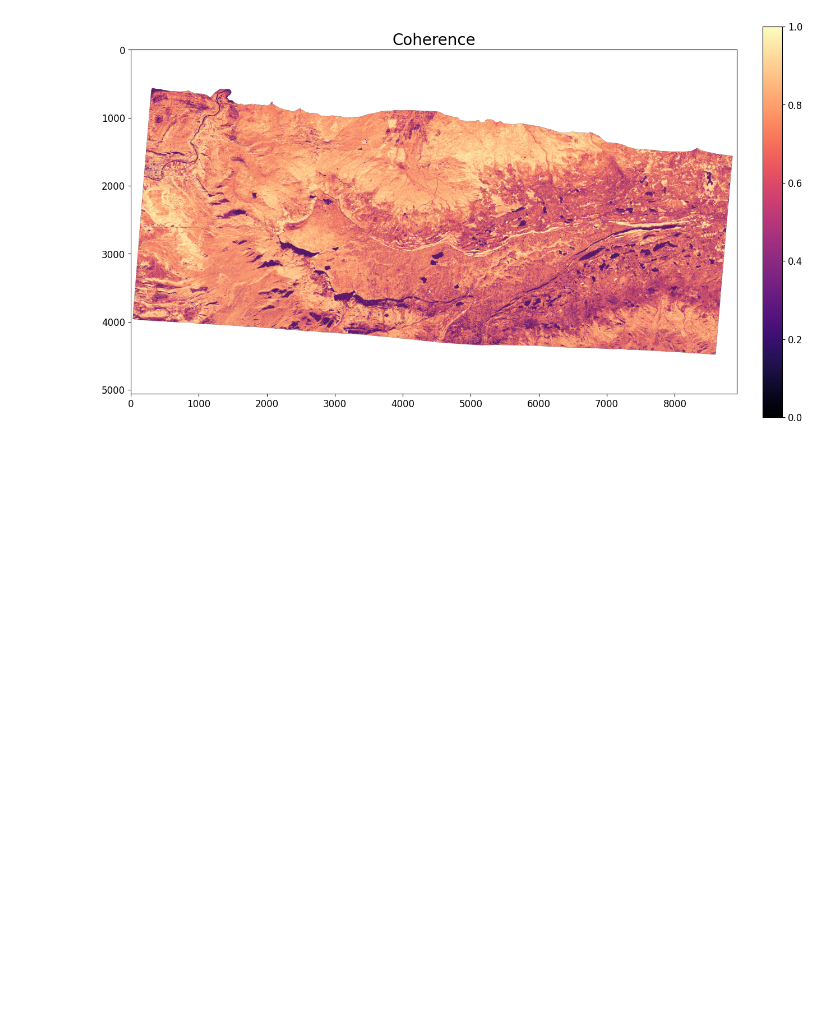
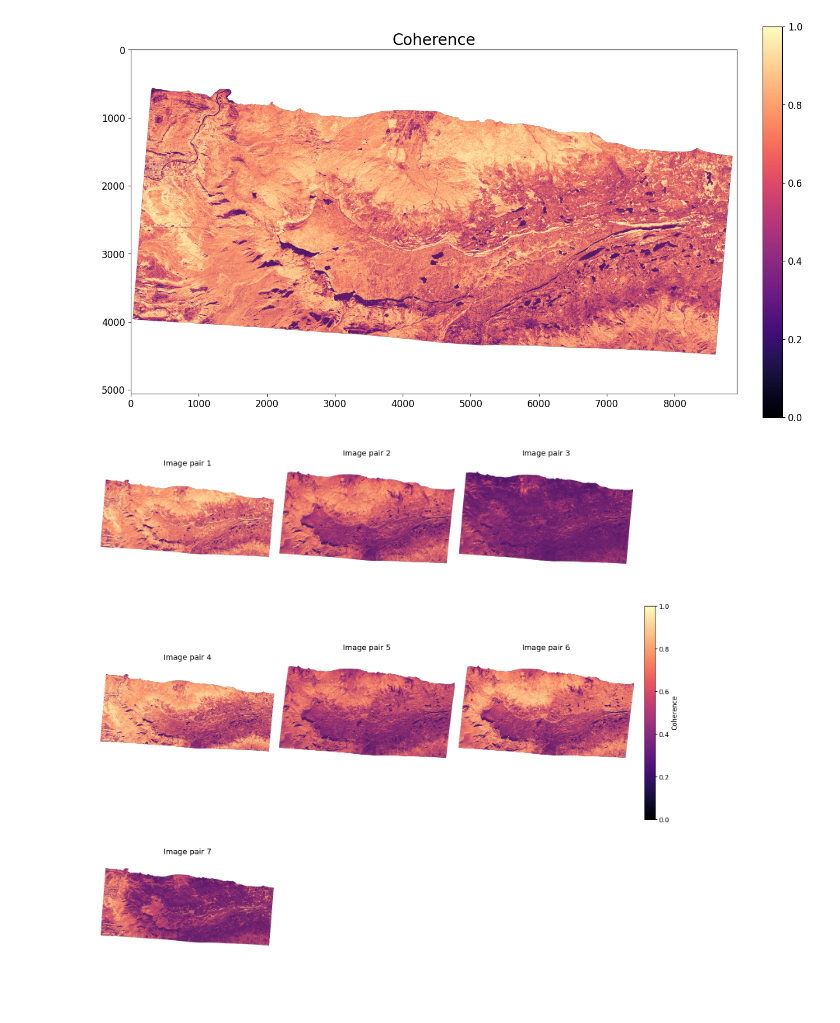
Before and after one commit to julober/snowex_uavsar_coherence, a Jupyter notebook: notebooks/grand_mesa_coherence.ipynb, the cells around one changed output. Drawn from its saved outputs; the diff is of its cells as text; code cells hidden in the pictures; blank space fills up the shorter version.

Commit message:
added plotting function

```diff
--- a/notebooks/grand_mesa_coherence.ipynb
+++ b/notebooks/grand_mesa_coherence.ipynb
@@ -53,0 +103,4 @@ plt.show()
+# %%
+plot_tifs_grid(cor_files, True)
+# %% [output]
+[figure, added]
```
Also changed, not shown: parts of 3 cells of this notebook.
